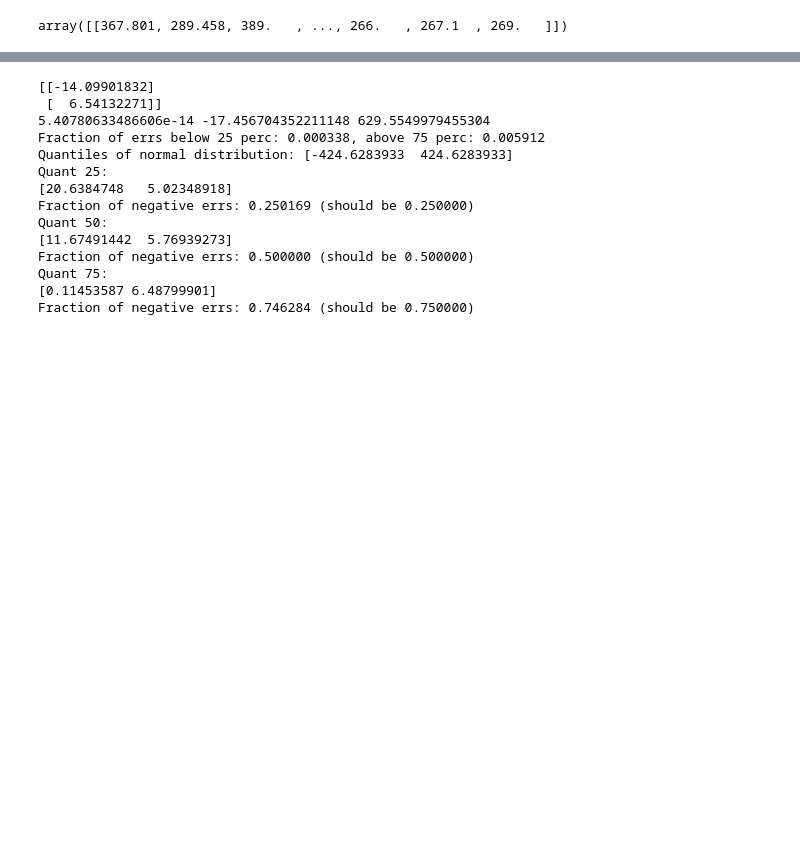
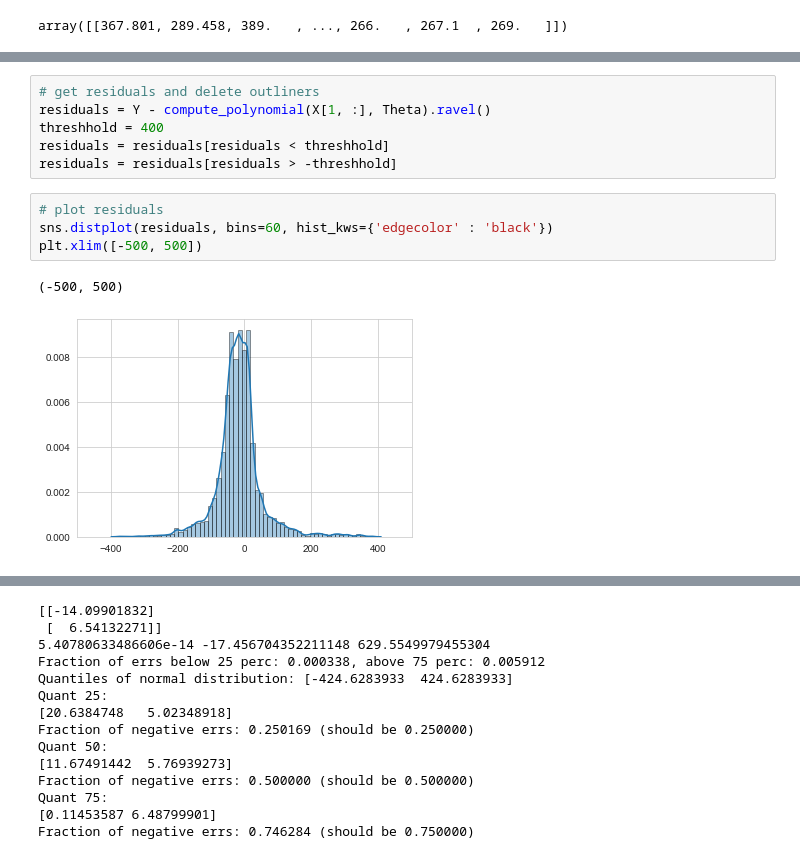
Before and after one commit to TheFebrin/DataScience, a Jupyter notebook: ML uni course/Assignment3/Assignment3.ipynb, the cells around one changed output, grey strips where cells are left out. Drawn from its saved outputs; the diff is of its cells as text; blank space fills up the shorter version.

```diff
--- a/ML uni course/Assignment3/Assignment3.ipynb
+++ b/ML uni course/Assignment3/Assignment3.ipynb
@@ -749,0 +761,13 @@ plt.plot(l, p(l), c='red')
+# %%
+# get residuals and delete outliners
+residuals = Y - compute_polynomial(X[1, :], Theta).ravel()
+threshhold = 400
+residuals = residuals[residuals < threshhold]
+residuals = residuals[residuals > -threshhold]
+# %%
+# plot residuals
+sns.distplot(residuals, bins=60, hist_kws={'edgecolor' : 'black'})
+plt.xlim([-500, 500])
+# %% [output]
+(-500, 500)
+[figure, added]
```
Also changed, not shown: parts of 11 cells of this notebook.
